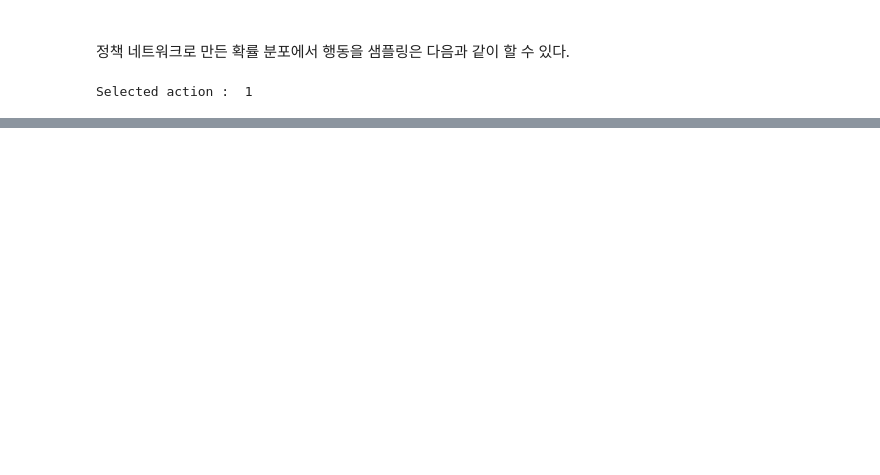
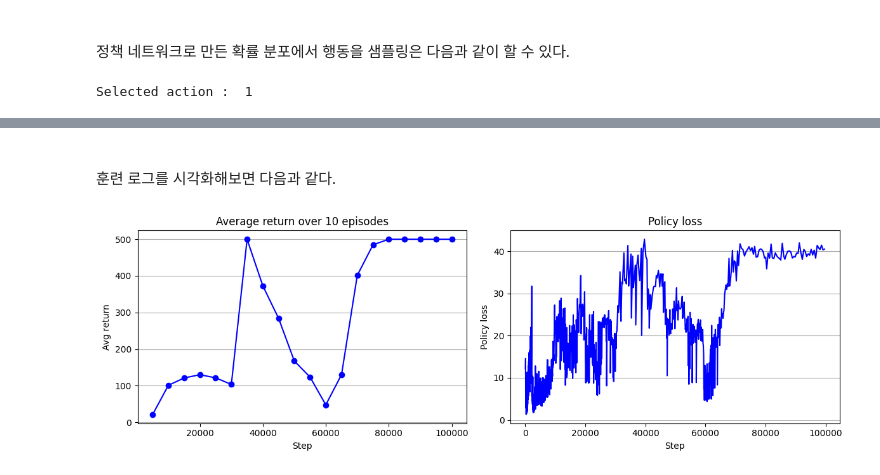
Before and after one commit to HiddenBeginner/Deep-Reinforcement-Learnings, a Jupyter notebook: _sources/book/Chapter2/3-implementation-reinforce.ipynb, the cells around one changed output, grey strips where cells are left out. Drawn from its saved outputs; the diff is of its cells as text; code cells hidden in the pictures; blank space fills up the shorter version.

```diff
--- a/_sources/book/Chapter2/3-implementation-reinforce.ipynb
+++ b/_sources/book/Chapter2/3-implementation-reinforce.ipynb
@@ -234,7 +241,7 @@ env_name = 'CartPole-v1'
 
 seed = 0
 max_iterations = 100000
-eval_intervals = 10000
+eval_intervals = 5000
 eval_iterations = 10
 gamma = 0.99
 lr = 0.001
@@ -243,6 +250,7 @@ env = gym.make(env_name)
 policy = MLPDiscretePolicy(dim_state, dim_action)
 agent = REINFORCE(policy, gamma, lr)
 
+logger = []
 (s, _), terminated, truncated = env.reset(), False, False
 for t in range(1, max_iterations + 1):
     a = agent.act(s)
@@ -250,10 +258,14 @@ for t in range(1, max_iterations + 1):
     result = agent.process((s, a, r, s_prime, terminated, truncated))
     s = s_prime
 
+    if result is not None:
+        logger.append([t, 'policy_loss', result['policy_loss']])
+
     if terminated or truncated:
         (s, _), terminated, truncated = env.reset(), False, False
 
     if t % eval_intervals == 0:
         score = evaluate(env_name, agent, eval_iterations)
+        logger.append([t, 'Avg return', score])
         print(f"[Steps {t:6}] Avg return: {score:.5}")
 # %% [output]
@@ -269 +291,31 @@ for t in range(1, max_iterations + 1):
 [Steps 100000] Avg return: 500.0
+# %% [markdown]
+<br>
+
+훈련 로그를 시각화해보면 다음과 같다.
+# %%
+logger = pd.DataFrame(logger)
+logger.columns = ['step', 'key', 'value']
+
+fig = plt.figure(figsize=(12, 4))
+
+ax = fig.add_subplot(1, 2, 1)
+key = 'Avg return'
+ax.plot(logger.loc[logger['key'] == key, 'step'], logger.loc[logger['key'] == key, 'value'], 'bo-')
+ax.grid(axis='y')
+ax.set_title("Average return over 10 episodes")
+ax.set_xlabel("Step")
+ax.set_ylabel("Avg return")
+
+ax = fig.add_subplot(1, 2, 2)
+key = 'policy_loss'
+ax.plot(logger.loc[logger['key'] == key, 'step'], logger.loc[logger['key'] == key, 'value'], 'b-')
+ax.grid(axis='y')
+ax.set_title("Policy loss")
+ax.set_xlabel("Step")
+ax.set_ylabel("Policy loss")
+
+fig.tight_layout()
+plt.show()
+# %% [output]
+[figure, added]
```
Also changed, not shown: parts of 19 cells of this notebook, 11 other files.
